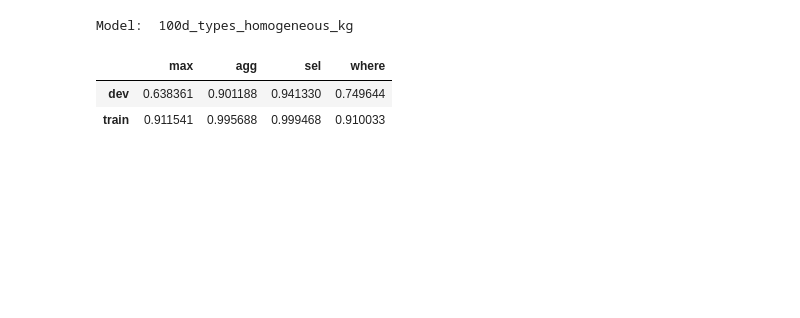
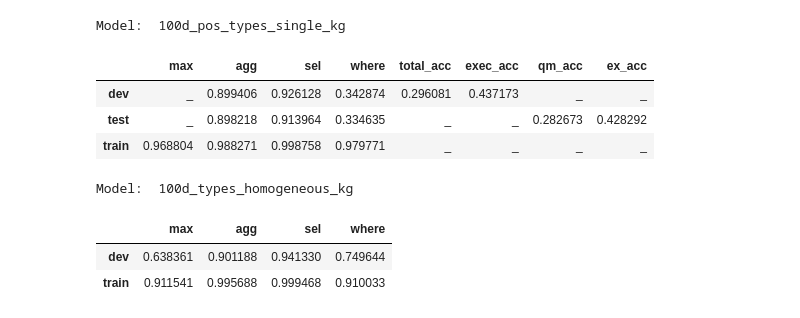
Before and after one commit to LukasMut/TypeSQL-plus-BERT, a Jupyter notebook: results.ipynb, the cells around one changed output. Drawn from its saved outputs; the diff is of its cells as text; code cells hidden in the pictures; blank space fills up the shorter version.

```diff
--- a/results.ipynb
+++ b/results.ipynb
@@ -111,3 +113,11 @@ Model:  100d_pos_types_single_kg
+# %%
+mk_dataframe(next(iter(results_train)), next(iter(results_test)))
+# %% [output]
+Model:  100d_pos_types_single_kg
+|  | max | agg | sel | where | total_acc | exec_acc | qm_acc | ex_acc |
+| dev | _ | 0.899406 | 0.926128 | 0.342874 | 0.296081 | 0.437173 | _ | _ |
+| test | _ | 0.898218 | 0.913964 | 0.334635 | _ | _ | 0.282673 | 0.428292 |
+| train | 0.968804 | 0.988271 | 0.998758 | 0.979771 | _ | _ | _ | _ |
 # %%
 mk_dataframe(next(iter(results_train)))
 # %% [output]
```
Also changed, not shown: parts of 20 cells of this notebook, 1 other file.
